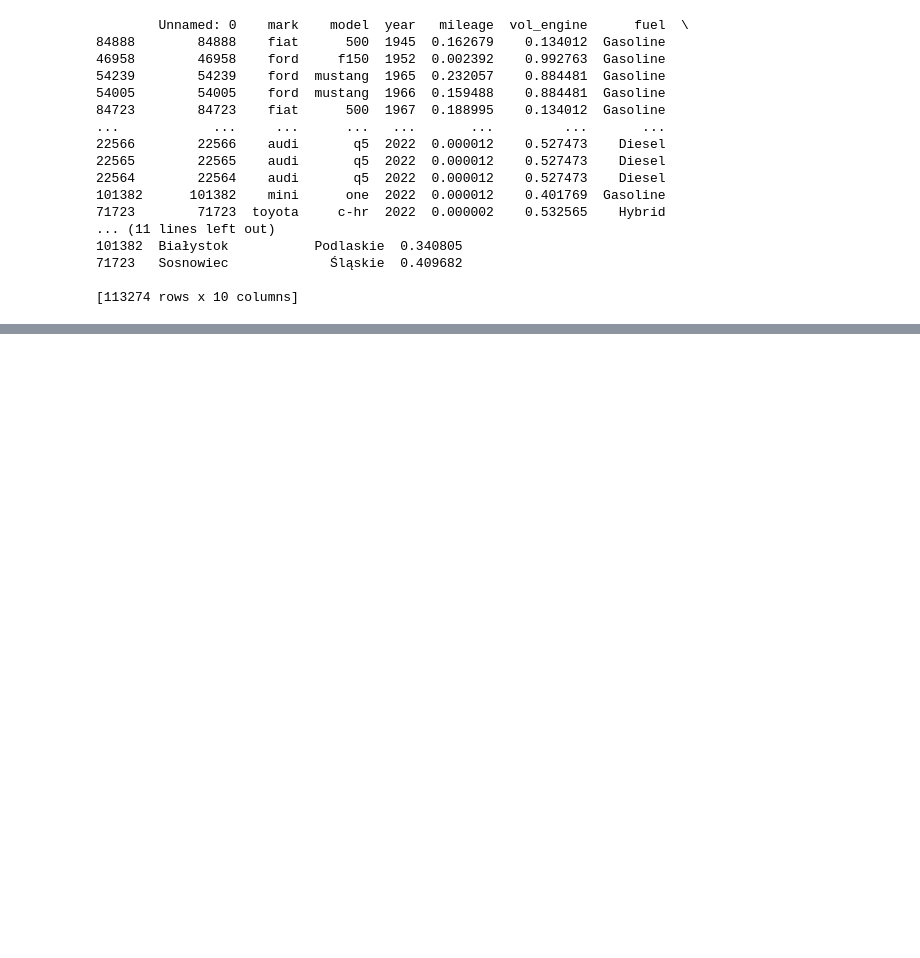
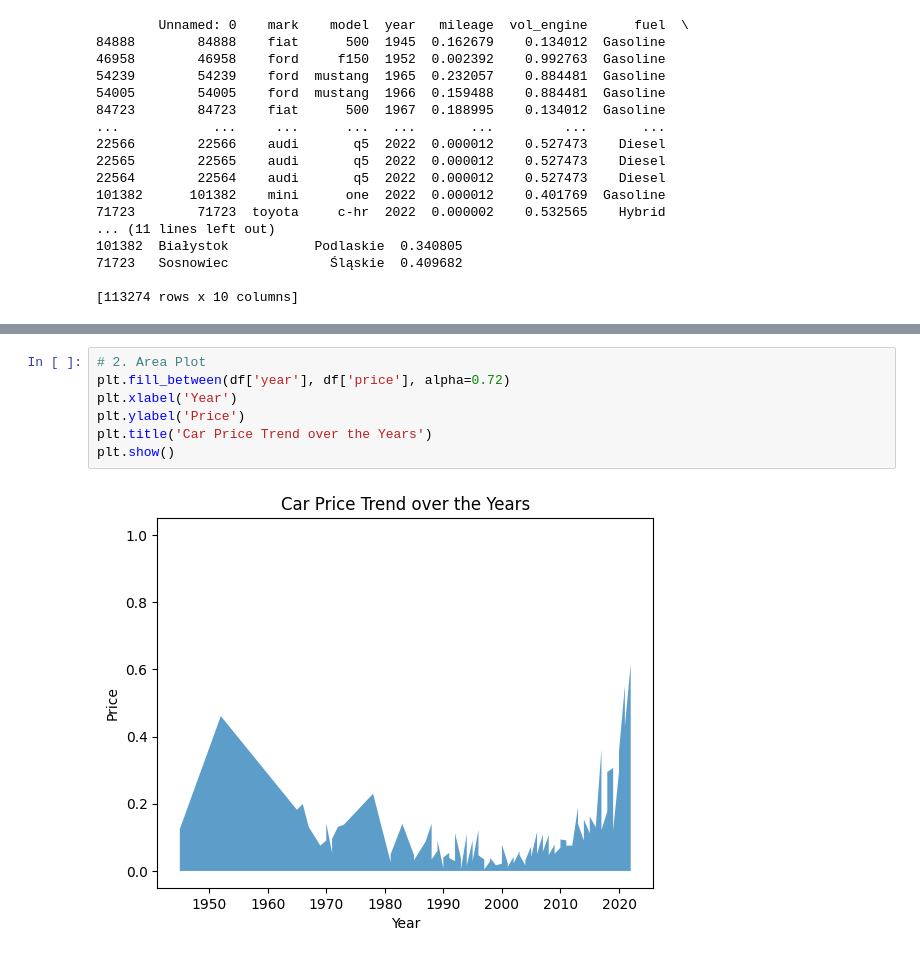
Before and after one commit to dv-project-team/Ahmed-Salama, a Jupyter notebook: data-visualization-project.ipynb, the cells around one changed output, grey strips where cells are left out. Saved outputs shown, nothing was run; the diff lists cells and outputs as text; blank space fills up the shorter version.

```diff
--- a/data-visualization-project.ipynb
+++ b/data-visualization-project.ipynb
@@ -124,0 +208,9 @@ print(df)
+# %%
+# 2. Area Plot
+plt.fill_between(df['year'], df['price'], alpha=0.72)
+plt.xlabel('Year')
+plt.ylabel('Price')
+plt.title('Car Price Trend over the Years')
+plt.show()
+# %% [output]
+[figure, added]
```
Also changed, not shown: parts of 11 cells of this notebook.
